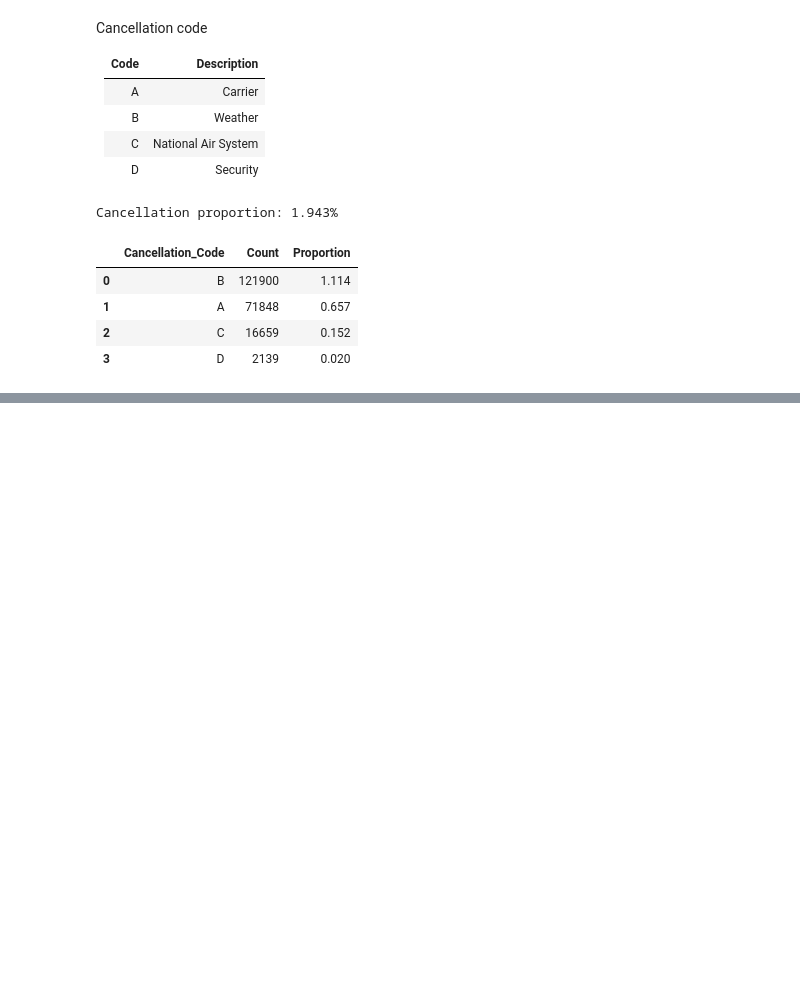
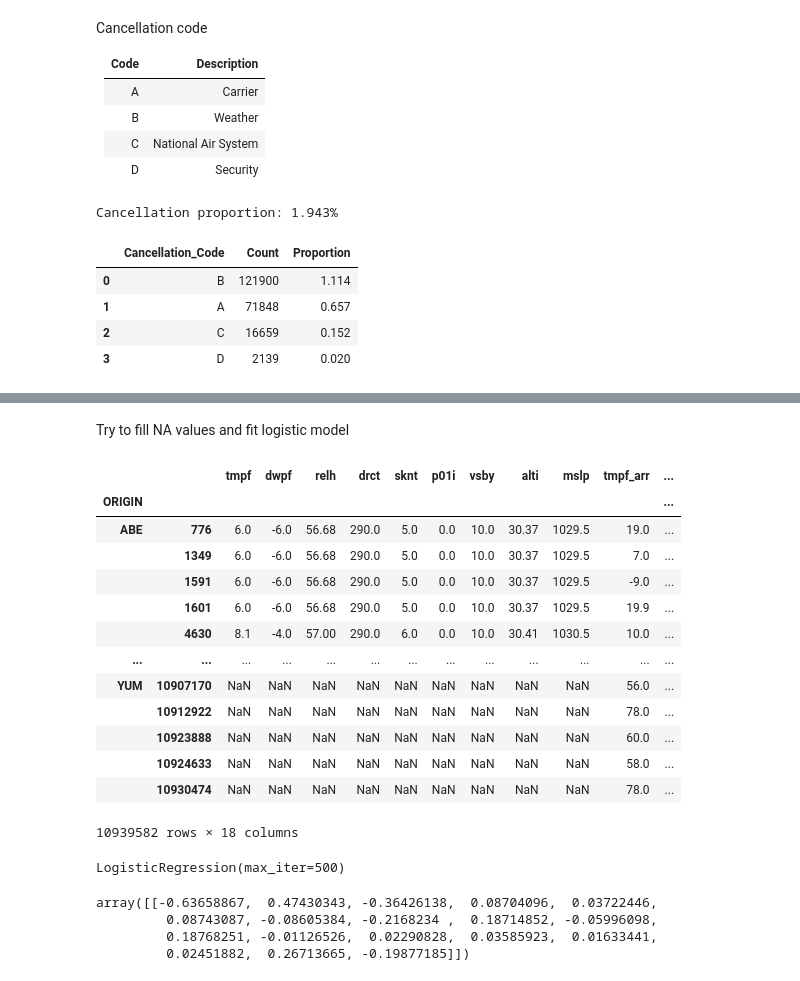
Before and after one commit to KsCentry/stat628_mod3_gp9, a Jupyter notebook: code/cancel_pattern.ipynb, the cells around one changed output, grey strips where cells are left out. Saved outputs shown, nothing was run; the diff lists cells and outputs as text; code cells hidden in the pictures; blank space fills up the shorter version.

```diff
--- a/code/cancel_pattern.ipynb
+++ b/code/cancel_pattern.ipynb
@@ -39,0 +102,10 @@ data['wxcodes'].notna().sum()
+# %% [markdown]
+Try to fill NA values and fit logistic model
+# %%
+features = ['tmpf', 'dwpf', 'relh', 'drct', 'sknt', 'p01i', 'vsby', 'alti', 'mslp',
+            'tmpf_arr', 'dwpf_arr', 'relh_arr', 'drct_arr', 'sknt_arr', 'p01i_arr', 'vsby_arr', 'alti_arr', 'mslp_arr']
+
+not_cancelled_flights = data[data['CANCELLED'] == 0].sample(len(weather_cancelled_flights))
+balanced_data = pd.concat([weather_cancelled_flights, not_cancelled_flights])
+X = balanced_data[features]
+y = balanced_data['CANCELLED']
@@ -39,0 +118,36 @@ data['wxcodes'].notna().sum()
+# %%
+data_imputed = data[features].groupby(data['ORIGIN']).apply(lambda group: group.fillna(group.median()))
+# data_imputed.to_parquet('../data/cleaned_data/data_with_all_weather_imputed.parquet', engine='pyarrow', compression='gzip')
+# %%
+data_imputed
+# %% [output]
+|  |  | tmpf | dwpf | relh | drct | sknt | p01i | vsby | alti | mslp | tmpf_arr | ... |
+| ORIGIN |  |  |  |  |  |  |  |  |  |  |  | ... |
+| ABE | 776 | 6.0 | -6.0 | 56.68 | 290.0 | 5.0 | 0.0 | 10.0 | 30.37 | 1029.5 | 19.0 | ... |
+|  | 1349 | 6.0 | -6.0 | 56.68 | 290.0 | 5.0 | 0.0 | 10.0 | 30.37 | 1029.5 | 7.0 | ... |
+|  | 1591 | 6.0 | -6.0 | 56.68 | 290.0 | 5.0 | 0.0 | 10.0 | 30.37 | 1029.5 | -9.0 | ... |
+|  | 1601 | 6.0 | -6.0 | 56.68 | 290.0 | 5.0 | 0.0 | 10.0 | 30.37 | 1029.5 | 19.9 | ... |
+|  | 4630 | 8.1 | -4.0 | 57.00 | 290.0 | 6.0 | 0.0 | 10.0 | 30.41 | 1030.5 | 10.0 | ... |
+| ... | ... | ... | ... | ... | ... | ... | ... | ... | ... | ... | ... | ... |
+| YUM | 10907170 | NaN | NaN | NaN | NaN | NaN | NaN | NaN | NaN | NaN | 56.0 | ... |
+|  | 10912922 | NaN | NaN | NaN | NaN | NaN | NaN | NaN | NaN | NaN | 78.0 | ... |
+|  | 10923888 | NaN | NaN | NaN | NaN | NaN | NaN | NaN | NaN | NaN | 60.0 | ... |
+|  | 10924633 | NaN | NaN | NaN | NaN | NaN | NaN | NaN | NaN | NaN | 58.0 | ... |
+|  | 10930474 | NaN | NaN | NaN | NaN | NaN | NaN | NaN | NaN | NaN | 78.0 | ... |
+10939582 rows × 18 columns
+# %%
+from sklearn.linear_model import LogisticRegression
+from sklearn.preprocessing import StandardScaler
+model = LogisticRegression(max_iter=500)
+scaler = StandardScaler()
+X = scaler.fit_transform(X)
+model.fit(X, y)
+# %% [output]
+LogisticRegression(max_iter=500)
+# %%
+model.coef_
+# %% [output]
+array([[-0.63658867,  0.47430343, -0.36426138,  0.08704096,  0.03722446,
+         0.08743087, -0.08605384, -0.2168234 ,  0.18714852, -0.05996098,
+         0.18768251, -0.01126526,  0.02290828,  0.03585923,  0.01633441,
+         0.02451882,  0.26713665, -0.19877185]])
```
Also changed, not shown: parts of 16 cells of this notebook, 1 other file.
